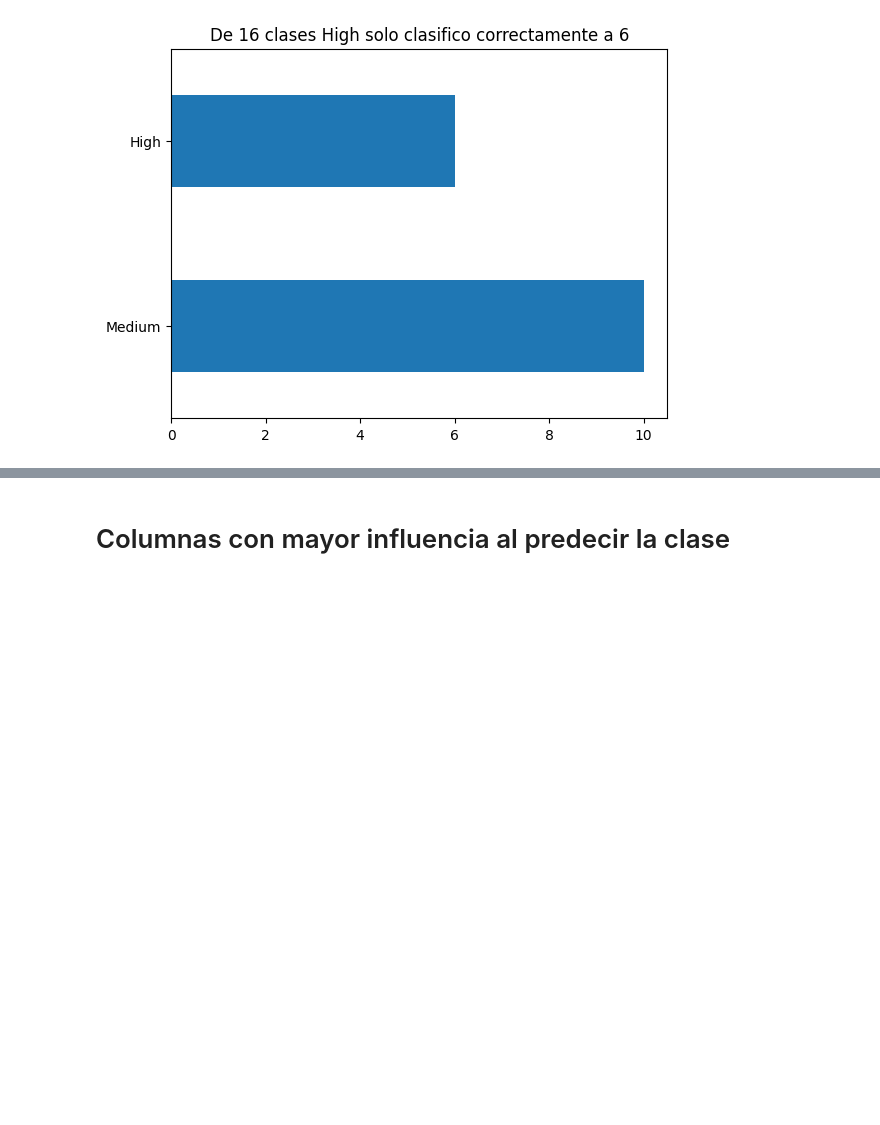
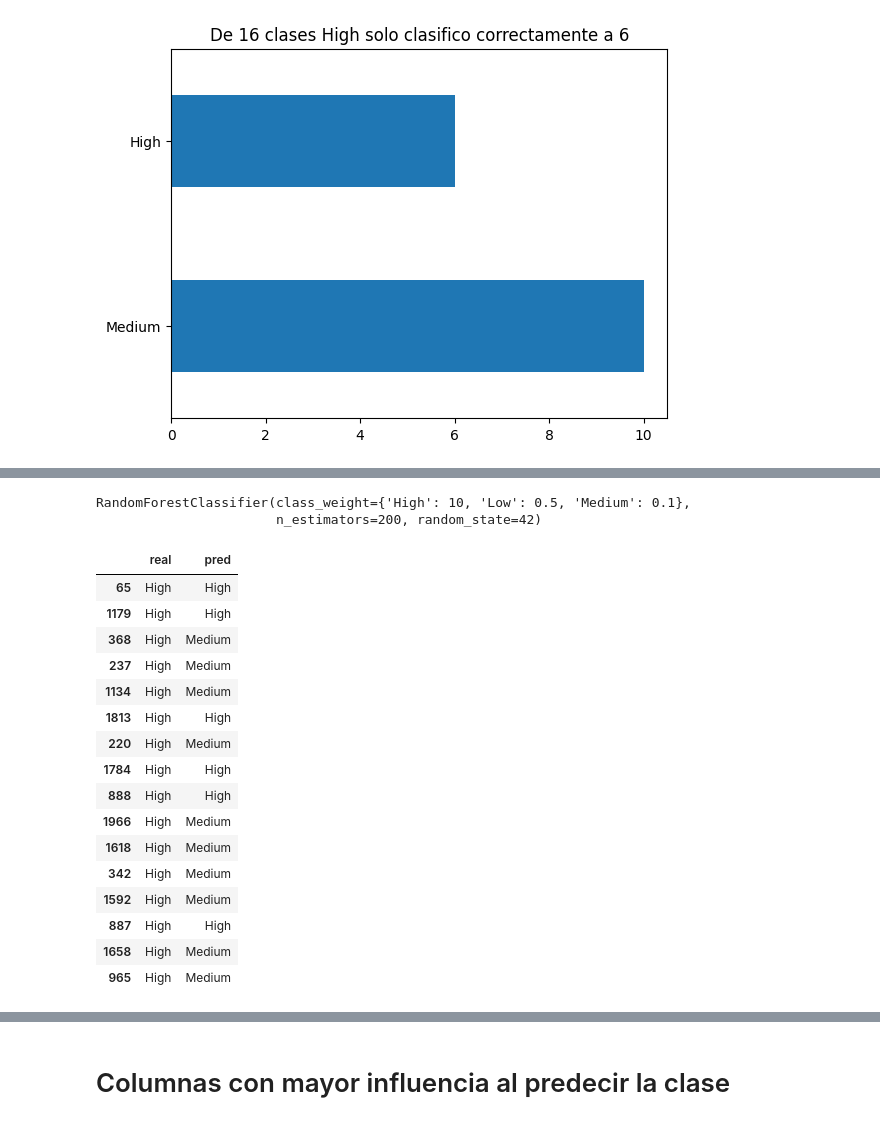
Before and after one commit to Amolihua/ML3037-GRUPO4-ALDIMI, a Jupyter notebook: test_dataset_risk.ipynb, the cells around one changed output, grey strips where cells are left out. Drawn from its saved outputs; the diff is of its cells as text; code cells hidden in the pictures; blank space fills up the shorter version.

```diff
--- a/test_dataset_risk.ipynb
+++ b/test_dataset_risk.ipynb
@@ -262,0 +246,41 @@ a[a["Y"] == "High"][["Air_Pollution", "Smoking", "Alcohol_Use", "Occupational_Ha
+# %%
+X = df[["Air_Pollution", "Smoking", "Alcohol_Use", "Occupational_Hazards", "Diet_Salted_Processed", "Obesity", "Diet_Red_Meat"]]
+Y = df.Risk_Level
+
+X_train, X_test, Y_train, Y_test = train_test_split(X, Y, test_size=0.2, random_state=42)
+
+smote = SMOTE(sampling_strategy='minority', random_state=42)
+X_train_high, Y_train_high = smote.fit_resample(X_train, Y_train)
+X_train_sm, Y_train_sm = smote.fit_resample(X_train_high, Y_train_high)
+# %%
+rf_weight_SM = RandomForestClassifier(n_estimators=200, random_state=42, class_weight=weights)
+# %%
+rf_weight_SM.fit(X_train_sm, Y_train_sm)
+# %% [output]
+RandomForestClassifier(class_weight={'High': 10, 'Low': 0.5, 'Medium': 0.1},
+                       n_estimators=200, random_state=42)
+# %%
+pred_sm = rf_weight_SM.predict(X_test)
+# %%
+d = pd.DataFrame(columns=["real","pred"])
+d["real"] = Y_test
+d["pred"] = pred_sm
+d[d["real"] == "High"]
+# %% [output]
+|  | real | pred |
+| 65 | High | High |
+| 1179 | High | High |
+| 368 | High | Medium |
+| 237 | High | Medium |
+| 1134 | High | Medium |
+| 1813 | High | High |
+| 220 | High | Medium |
+| 1784 | High | High |
+| 888 | High | High |
+| 1966 | High | Medium |
+| 1618 | High | Medium |
+| 342 | High | Medium |
+| 1592 | High | Medium |
+| 887 | High | High |
+| 1658 | High | Medium |
+| 965 | High | Medium |
```
Also changed, not shown: parts of 26 cells of this notebook.
